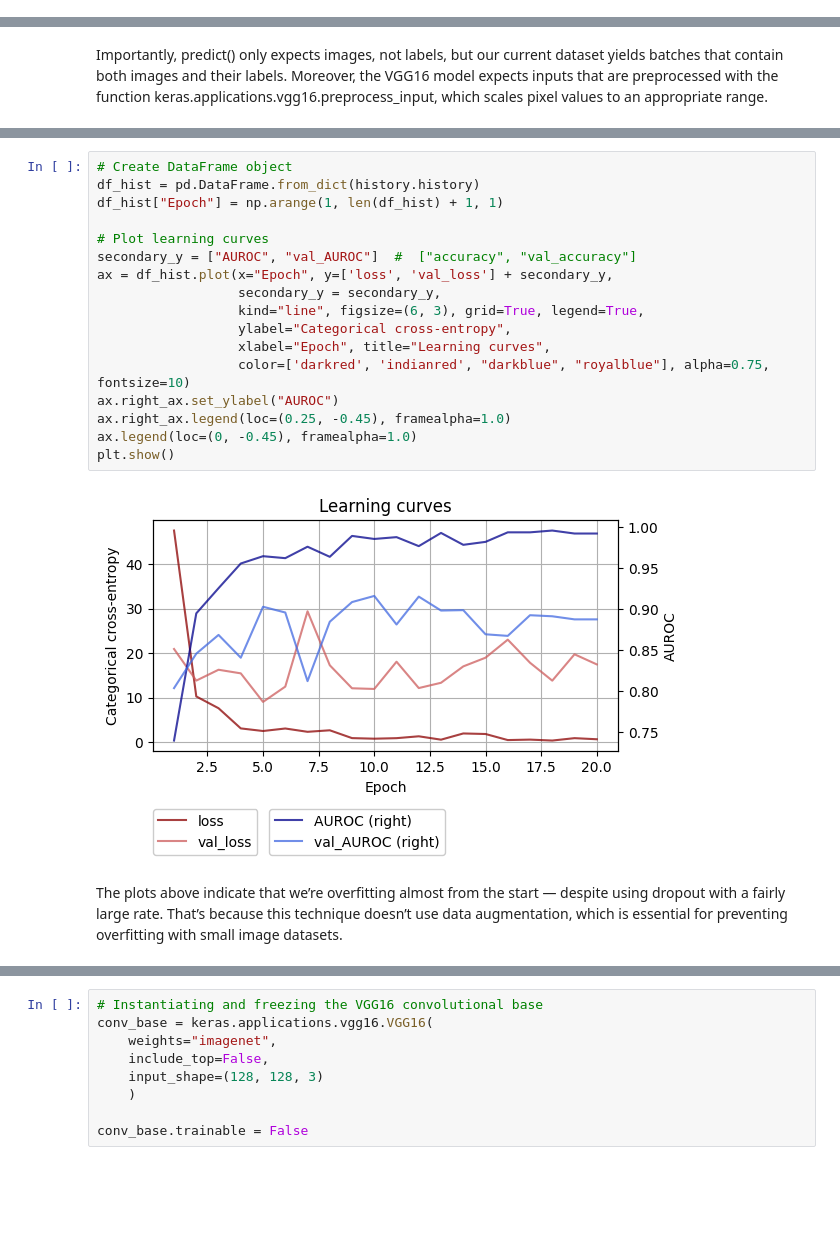
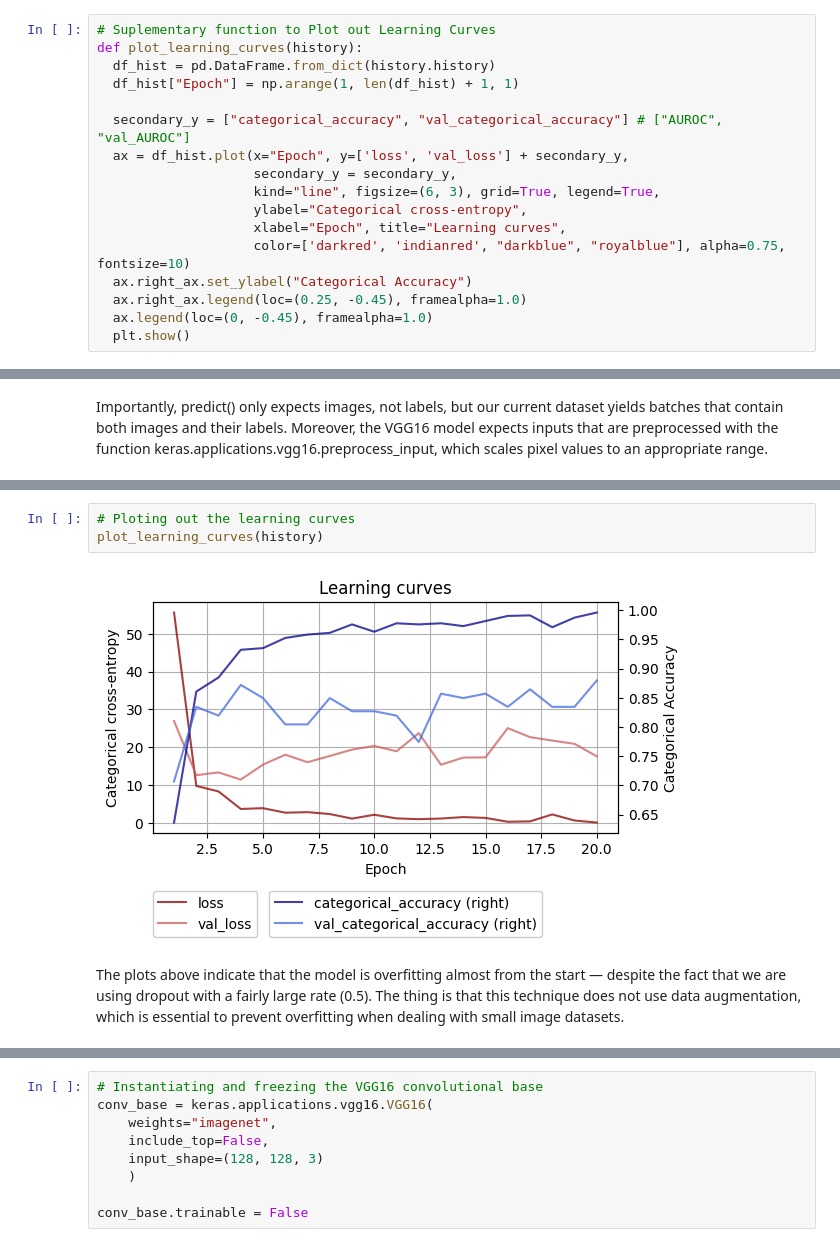
Before and after one commit to iryna-savchuk/DL_project, a Jupyter notebook: Optional 1. Transfer_Learning.ipynb, the cells around one changed output, grey strips where cells are left out. Drawn from its saved outputs; the diff is of its cells as text; blank space fills up the shorter version.

```diff
--- a/Optional 1. Transfer_Learning.ipynb
+++ b/Optional 1. Transfer_Learning.ipynb
@@ -75,3 +86,20 @@ File transfer completed in 2.121 seconds
+# %%
+# Suplementary function to Plot out Learning Curves
+def plot_learning_curves(history):
+  df_hist = pd.DataFrame.from_dict(history.history)
+  df_hist["Epoch"] = np.arange(1, len(df_hist) + 1, 1)
+
+  secondary_y = ["categorical_accuracy", "val_categorical_accuracy"] # ["AUROC", "val_AUROC"]
+  ax = df_hist.plot(x="Epoch", y=['loss', 'val_loss'] + secondary_y,
+                    secondary_y = secondary_y,
+                    kind="line", figsize=(6, 3), grid=True, legend=True,
+                    ylabel="Categorical cross-entropy",
+                    xlabel="Epoch", title="Learning curves",
+                    color=['darkred', 'indianred', "darkblue", "royalblue"], alpha=0.75, fontsize=10)
+  ax.right_ax.set_ylabel("Categorical Accuracy")
+  ax.right_ax.legend(loc=(0.25, -0.45), framealpha=1.0)
+  ax.legend(loc=(0, -0.45), framealpha=1.0)
+  plt.show()
 # %% [markdown]
 ## Creating Train, Validation and Test Datasets
 # %%
@@ -247,21 +300,7 @@ Epoch 20/20
-# %%
-# Create DataFrame object
-df_hist = pd.DataFrame.from_dict(history.history)
-df_hist["Epoch"] = np.arange(1, len(df_hist) + 1, 1)
-
-# Plot learning curves
-secondary_y = ["AUROC", "val_AUROC"]  #  ["accuracy", "val_accuracy"]
-ax = df_hist.plot(x="Epoch", y=['loss', 'val_loss'] + secondary_y,
-                  secondary_y = secondary_y,
-                  kind="line", figsize=(6, 3), grid=True, legend=True,
-                  ylabel="Categorical cross-entropy",
-                  xlabel="Epoch", title="Learning curves",
-                  color=['darkred', 'indianred', "darkblue", "royalblue"], alpha=0.75, fontsize=10)
-ax.right_ax.set_ylabel("AUROC")
-ax.right_ax.legend(loc=(0.25, -0.45), framealpha=1.0)
-ax.legend(loc=(0, -0.45), framealpha=1.0)
-plt.show()
-# %% [output]
-[figure, removed]
+# %%
+# Ploting out the learning curves
+plot_learning_curves(history)
+# %% [output]
+[figure, added]
 # %% [markdown]
-The plots above indicate that we’re overfitting almost from the start — despite using dropout with a fairly large rate. That’s because this technique doesn’t use data augmentation, which is essential for preventing overfitting with small image datasets.
+The plots above indicate that the model is overfitting almost from the start — despite the fact that we are using dropout with a fairly large rate (0.5). The thing is that this technique does not use data augmentation, which is essential to prevent overfitting when dealing with small image datasets.
```
Also changed, not shown: parts of 50 cells of this notebook.
